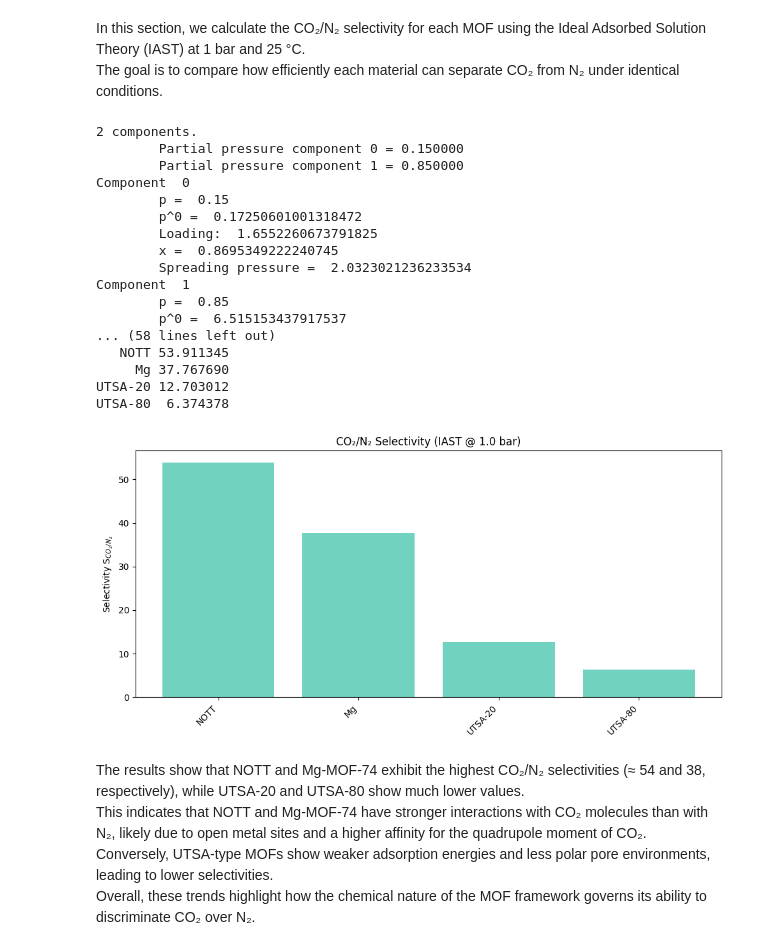
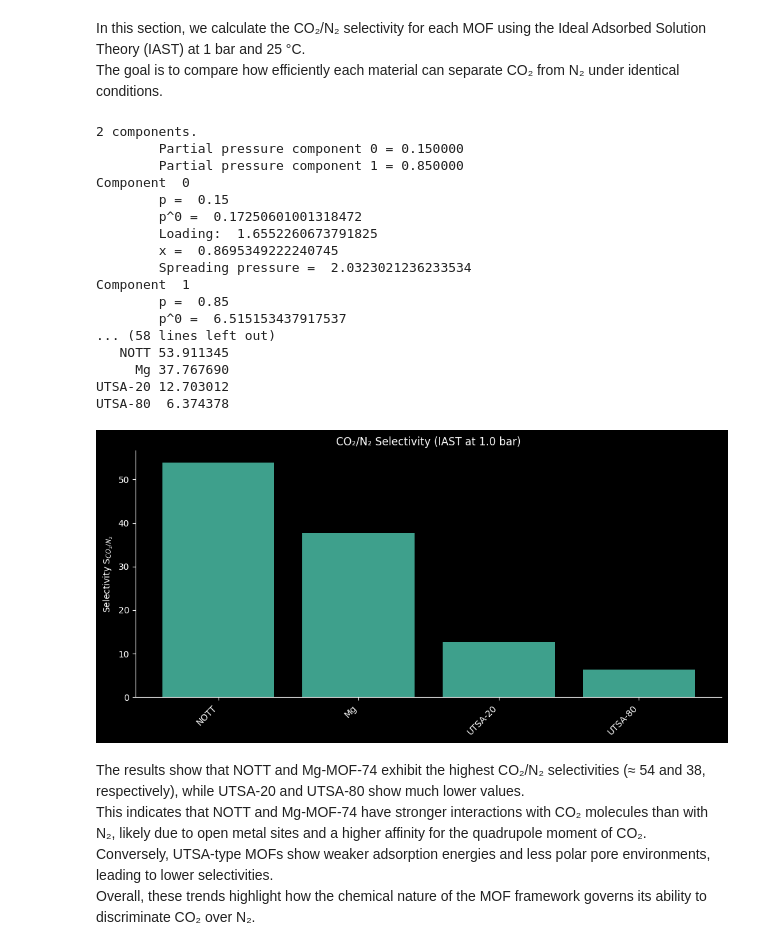
Before and after one commit to Noah-Paga/ModLab, a Jupyter notebook: project 2/CSV/Groupt_Block2_Project.ipynb, the cells around one changed output. Saved outputs shown, nothing was run; the diff lists cells and outputs as text; code cells hidden in the pictures.

```diff
--- a/project 2/CSV/Groupt_Block2_Project.ipynb
+++ b/project 2/CSV/Groupt_Block2_Project.ipynb
@@ -783,38 +783,49 @@ for mof in mofs:
         if S:
             results.append({"MOF": mof, "S_CO2/N2": S})
             print(f"✓ {mof}: S = {S:.2f}")
     except:
         print(f"✗ {mof}")
 
 if results:
     df_results = pd.DataFrame(results).sort_values("S_CO2/N2", ascending=False)
     print("\n" + df_results.to_string(index=False))
-    plt.figure(figsize=(10, 5))
-    plt.bar(df_results["MOF"], df_results["S_CO2/N2"], color="#4ec9b0", alpha=0.8)
-    plt.ylabel("Selectivity S$_{CO_2/N_2}$")
-    plt.title(f"CO₂/N₂ Selectivity (IAST @ {P_TOTAL} bar)")
+
+    fig, ax = plt.subplots(figsize=(10, 5))
+    fig.patch.set_facecolor('black')
+    ax.set_facecolor('black')
+
+    ax.bar(df_results["MOF"], df_results["S_CO2/N2"], color="#4ec9b0", alpha=0.8)
+    ax.set_ylabel("Selectivity S$_{CO_2/N_2}$", color='white')
+    ax.set_title(f"CO₂/N₂ Selectivity (IAST at {P_TOTAL} bar)", color='white')
+    ax.tick_params(axis='x', colors='white', rotation=45)
+    ax.tick_params(axis='y', colors='white')
+    ax.spines['bottom'].set_color('white')
+    ax.spines['left'].set_color('white')
+    ax.spines['top'].set_visible(False)
+    ax.spines['right'].set_visible(False)
+
     plt.xticks(rotation=45, ha="right")
     plt.tight_layout()
     plt.show()
 # %% [output]
 2 components.
         Partial pressure component 0 = 0.150000
         Partial pressure component 1 = 0.850000
 Component  0
         p =  0.15
         p^0 =  0.17250601001318472
         Loading:  1.6552260673791825
         x =  0.8695349222240745
         Spreading pressure =  2.0323021236233534
 Component  1
         p =  0.85
         p^0 =  6.515153437917537
 ... (58 lines left out)
    NOTT 53.911345
      Mg 37.767690
 UTSA-20 12.703012
 UTSA-80  6.374378
-[figure, old version]
+[figure, new version]
 # %% [markdown]
 The results show that NOTT and Mg-MOF-74 exhibit the highest CO₂/N₂ selectivities (≈ 54 and 38, respectively), while UTSA-20 and UTSA-80 show much lower values.
 This indicates that NOTT and Mg-MOF-74 have stronger interactions with CO₂ molecules than with N₂, likely due to open metal sites and a higher affinity for the quadrupole moment of CO₂.
```
Also changed, not shown: parts of 1 cell of this notebook.
